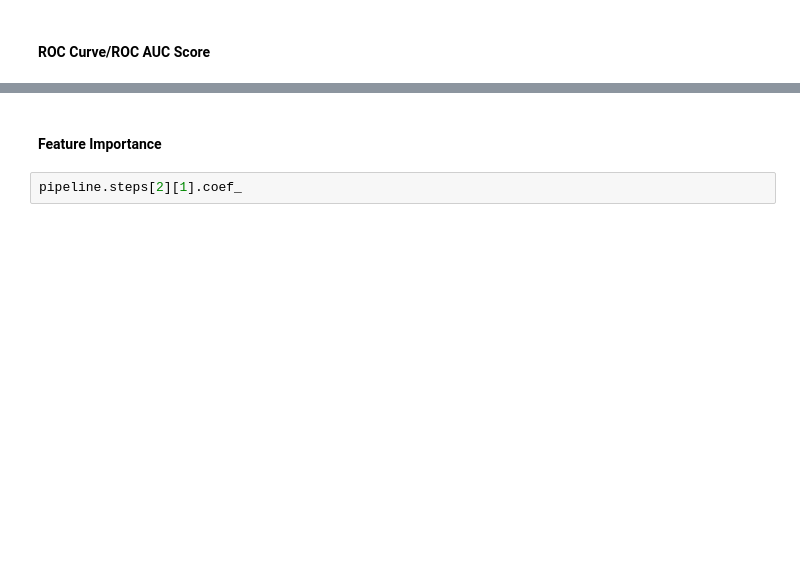
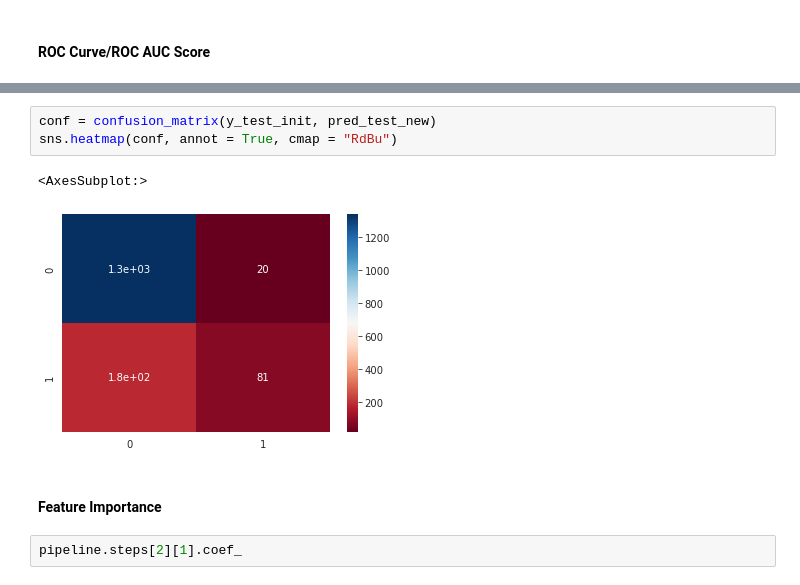
Before and after one commit to MUbarak123-56/bank-churners, a Jupyter notebook: 43-lr-pipeline.ipynb, the cells around one changed output, grey strips where cells are left out. Saved outputs shown, nothing was run; the diff lists cells and outputs as text; blank space fills up the shorter version.

```diff
--- a/43-lr-pipeline.ipynb
+++ b/43-lr-pipeline.ipynb
@@ -321,3 +324,9 @@ plt.show()
+# %%
+conf = confusion_matrix(y_test_init, pred_test_new)
+sns.heatmap(conf, annot = True, cmap = "RdBu")
+# %% [output]
+<AxesSubplot:>
+[figure, added]
 # %% [markdown]
 #### Feature Importance
 # %%
```
Also changed, not shown: parts of 43 cells of this notebook, 8 other files.
